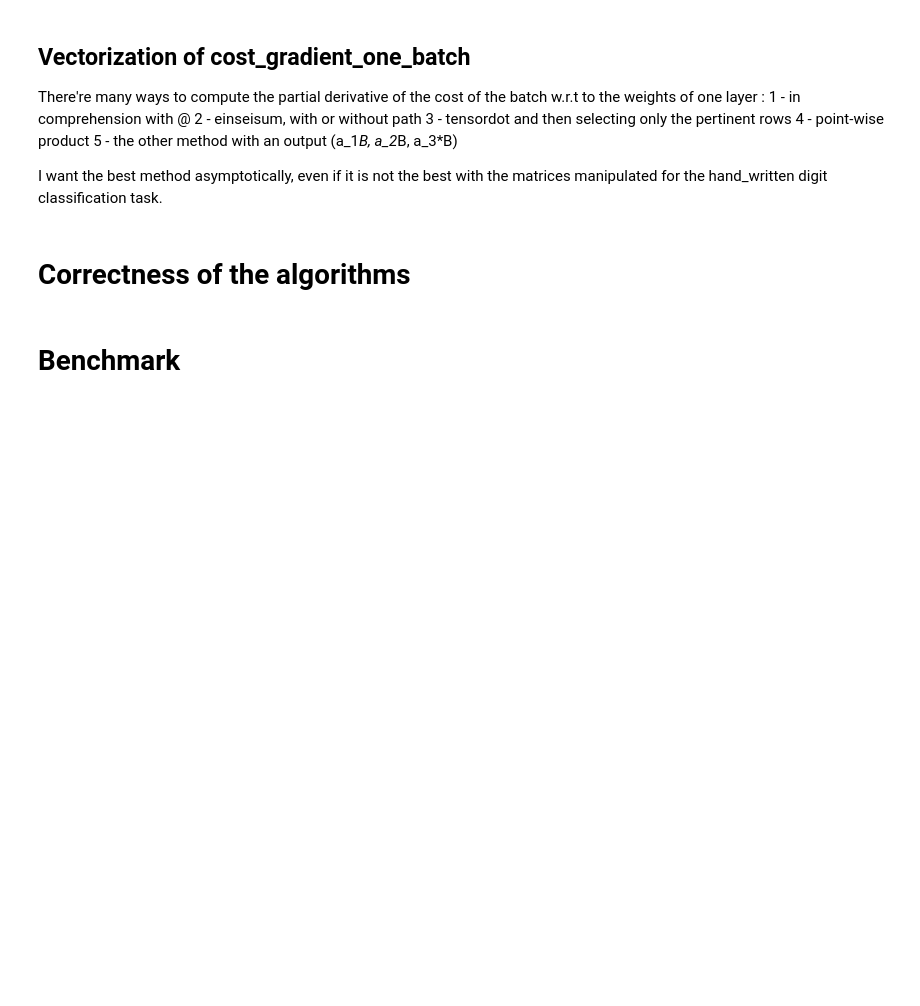
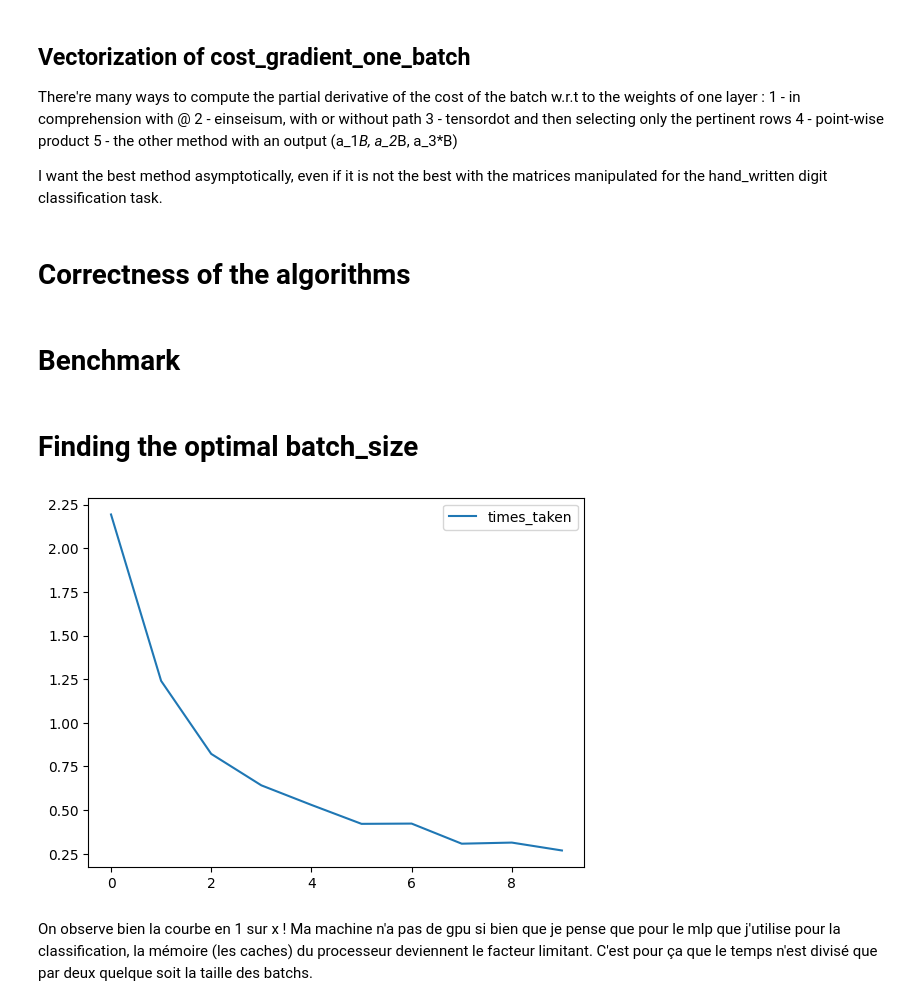
Before and after one commit to lucasabuela/my_first_nn, a Jupyter notebook: research.ipynb, the cells around one changed output. Drawn from its saved outputs; the diff is of its cells as text; code cells hidden in the pictures; blank space fills up the shorter version.

```diff
--- a/research.ipynb
+++ b/research.ipynb
@@ -404,3 +409,23 @@ ax.legend(loc="upper left")
 ax.set_xlabel(xlabel="batch size")
 ax.set_ylabel(ylabel="layers size")
 ax.set_zlabel(zlabel="Compute time of 5 operations, (s)")
+# %% [markdown]
+# Finding the optimal batch_size
+# %%
+layout=[10, 10, 10]
+training_set_size = 100
+mlp = MultilayerPerceptron(layout=layout, dtype=np.float64)
+batch_sizes = [1, 2, 3, 4, 5, 6, 7, 8, 9, 10]
+times_taken = []
+for batch_size in tqdm.tqdm(batch_sizes):
+    _training_set = learning_set(layout=layout, training_set_size=training_set_size, max_batch_size=batch_size)
+    times_taken.append(timeit(stmt="learning_one_step(mlp=mlp, training_set=_training_set, eta=2*1e-03, inertia=False)", number=30, globals=globals()))
+# %%
+fig, ax = plt.subplots()
+ax.plot(times_taken, label="times_taken")
+ax.legend()
+plt.show()
+# %% [output]
+[figure, added]
+# %% [markdown]
+On observe bien la courbe en 1 sur x ! Ma machine n'a pas de gpu si bien que je pense que pour le mlp que j'utilise pour la classification, la mémoire (les caches) du processeur deviennent le facteur limitant. C'est pour ça que le temps n'est divisé que par deux quelque soit la taille des batchs.
```
Also changed, not shown: parts of 5 cells of this notebook, 2 other files.
